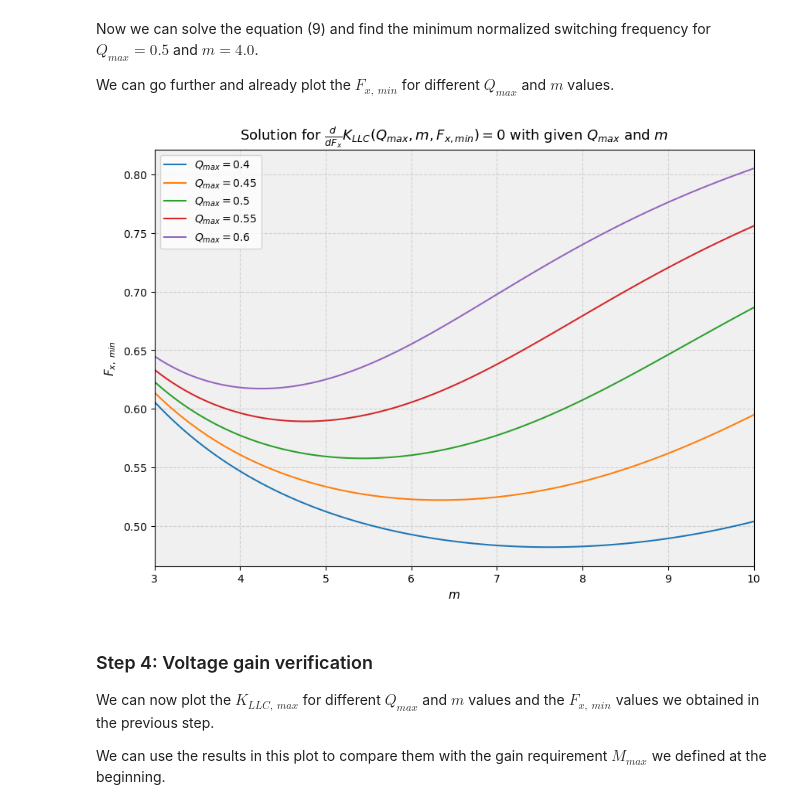
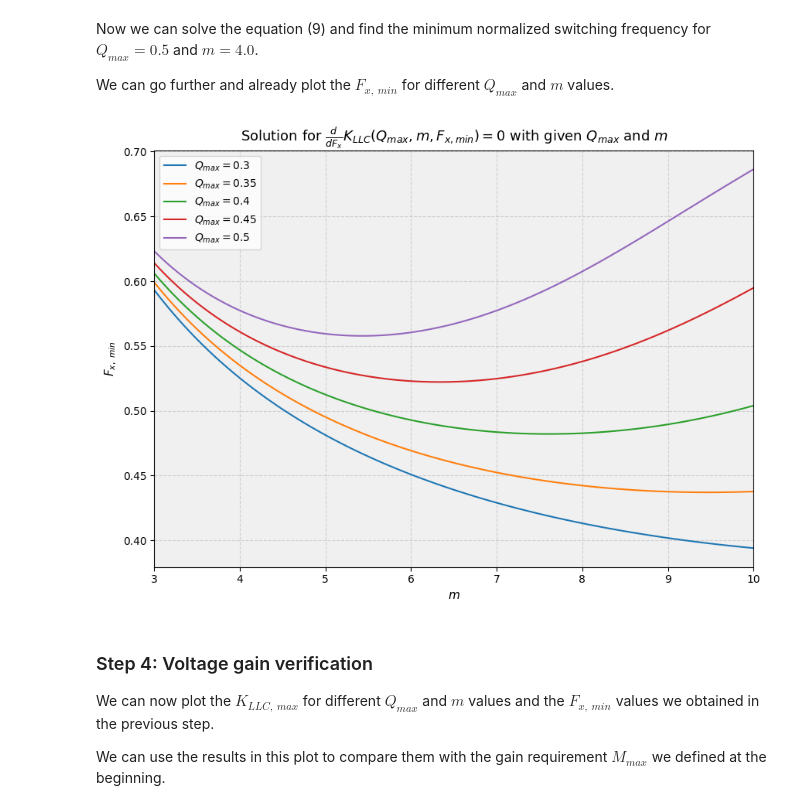
Before and after one commit to OpenCleanEnergy/OpenMI, a Jupyter notebook: simulation/llc-transformer/llc_transformer_design.ipynb, the cells around one changed output. Drawn from its saved outputs; the diff is of its cells as text; code cells hidden in the pictures.

```diff
--- a/simulation/llc-transformer/llc_transformer_design.ipynb
+++ b/simulation/llc-transformer/llc_transformer_design.ipynb
@@ -358,40 +379,40 @@ Now we can solve the equation (9) and find the minimum normalized switching freq
 We can go further and already plot the $F_{x,~min}$ for different $Q_{max}$ and $m$ values.
 # %%
 # Define values of interest
-Q_max_values = [0.4, 0.45, 0.5, 0.55, 0.6]
+Q_max_values = [0.3, 0.35, 0.4, 0.45, 0.5]
 m_values = np.linspace(start=3, stop=10, num=100)  # Specify start and stop values
 
 # Create a single plot for F_x
 fig, axis1 = plt.subplots(figsize=(10, 7))
 
 for Q_value in Q_max_values:
     min_F_x_values = []
 
     for m_value in m_values:
         # Lambdify the derivative for numerical evaluation
         derivative_func = sym.lambdify(F_x, derivative_K_LLC_F_x.subs({Q: Q_value, m: m_value}), 'numpy')
 
         # Use NumPy's root_scalar for root finding
         result = root_scalar(derivative_func, bracket=[0.1, 2.0], method='brentq')
         min_F_x = result.root
 
         min_F_x_values.append(min_F_x)
 
     # Plotting for each Q_max
     axis1.plot(m_values, min_F_x_values, label=r'$Q_{max} =$' + str(Q_value))
 
 # Set plot properties
 axis1.set_title(r'Solution for $\frac{d}{dF_x} K_{LLC}(Q_{max}, m, F_{x, min}) = 0$ with given $Q_{max}$ and $m$', fontsize=fontsize_plot_title)
 axis1.set_xlabel('$m$', fontsize=fontsize_xlabel)
 axis1.set_xlim([min(m_values), max(m_values)])
 axis1.set_ylabel('$F_{x,~min}$', fontsize=fontsize_ylabel)
 axis1.grid(True, linestyle='--', alpha=alpha_plot_grid)
 axis1.set_facecolor(background_color)
 axis1.legend()
 
 plt.show()
 # %% [output]
-[figure, old version]
+[figure, new version]
 # %% [markdown]
 ### Step 4: Voltage gain verification
 
```
Also changed, not shown: parts of 11 cells of this notebook, 1 other file.
